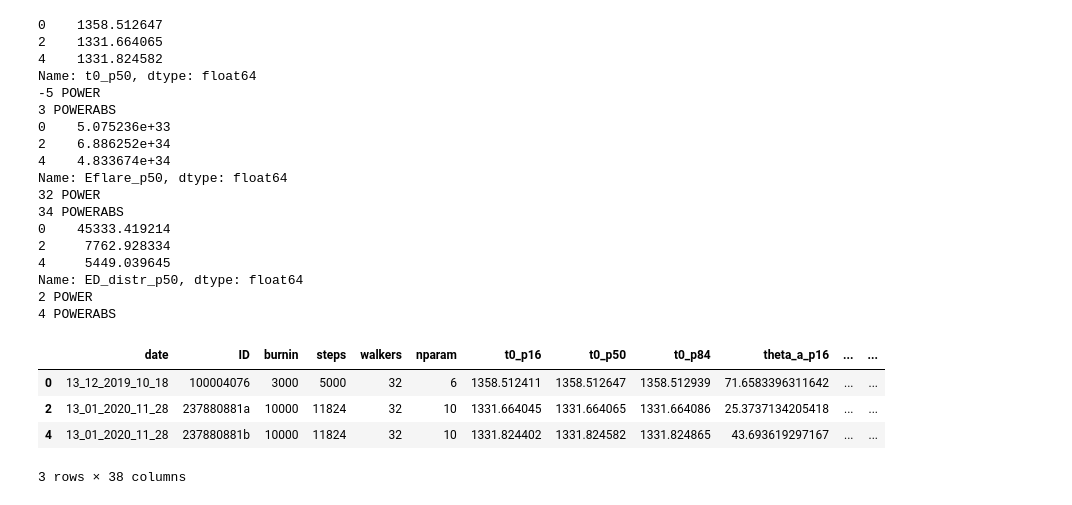
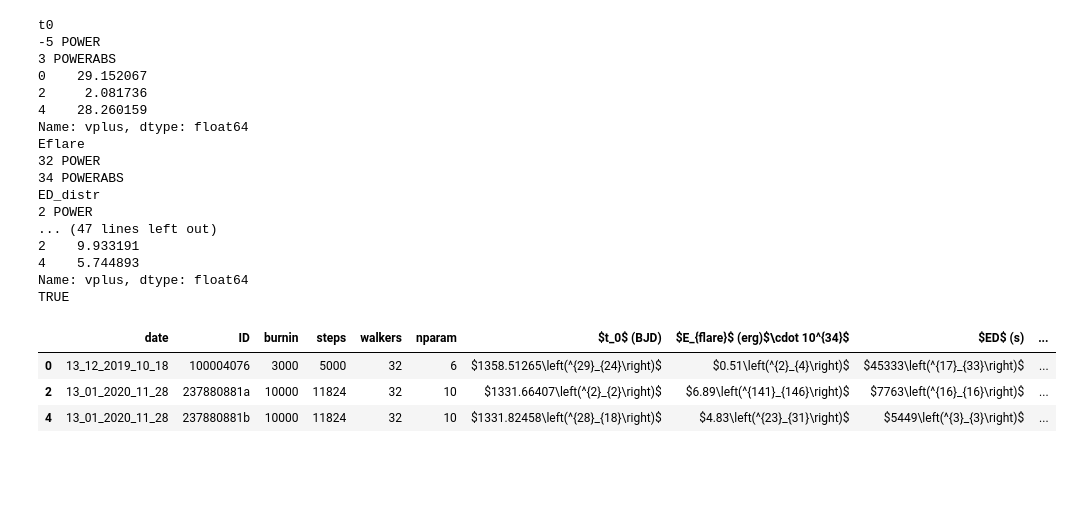
Before and after one commit to ekaterinailin/MalachiteMountains, a Jupyter notebook: analysis/notebooks/zz_Latexify_Table_MCMC_output.ipynb, the cells around one changed output. Cells and saved outputs as stored; diff of their text form; code cells hidden in the pictures; blank space fills up the shorter version.

```diff
--- a/analysis/notebooks/zz_Latexify_Table_MCMC_output.ipynb
+++ b/analysis/notebooks/zz_Latexify_Table_MCMC_output.ipynb
@@ -13,60 +22,77 @@ df = df.loc[[0,2,4]]
 # %%
 def add_val_with_percentiles(df, val, out):
+
     suff = ["_p16","_p50","_p84"]
     for s in suff:
         df[val+s] = df[val+s].apply(lambda x: float(x))
 
     df["vplus"] = df.apply(lambda x: x[val+suff[2]]-x[val+suff[1]], axis=1)
     df["vminus"] = df.apply(lambda x: x[val+suff[1]]-x[val+suff[0]], axis=1)
-    print(df[val+suff[1]])
-    #vminus = df[val+suff[2]]-df[val+suff[1]]
-    #df[r"$t_0$"] = df.apply(lambda x: fr"${x.t0_p50}(^{float(x.t0_p84)-float(x.t0_p50)}_{float(x.t0_p50)-float(x.t0_p16)})$", axis=1)
-    power = int(np.round(np.log10(float(np.min(df.vplus)))))
+    power = int(np.round(np.log10(np.abs(float(np.min(df.vplus))))))
     print(power, "POWER")
-    powerabs = int(np.round(np.log10(float(np.min( df[val+suff[1]])))))
+    powerabs = int(np.round(np.log10(np.abs(float(np.min( df[val+suff[1]]))))))
     print(powerabs, "POWERABS")
     if abs(powerabs) > 5:
         out = out + f"$\cdot 10^{powerabs}"
         out = out.replace("^","^{")
         out = out + "}$"
         df.vminus = df.vminus/(10**(power))
         df.vplus = df.vplus/(10**(power))
         df[val+suff[1]] = df[val+suff[1]]/(10**powerabs)
 
-        df[out] = df.apply(lambda x: f"{x[val+suff[1]]:.{powerabs-power}f}(^{x.vplus:.0f}_{x.vminus:.0f})", axis=1)
-        df[out] = df[out].apply(lambda x: x.replace("^","^{").replace("_","}_{").replace(")","})"))
+        df[out] = df.apply(lambda x: f"${x[val+suff[1]]:.{powerabs-power}f}\left(^{x.vplus:.0f}_{x.vminus:.0f}\right)$", axis=1)
+        df[out] = df[out].apply(lambda x: x.replace("^","^{").replace("_","}_{").replace("\right)","}\right)"))
     else:
-        df[out] = df.apply(lambda x: f"{x[val+suff[1]]:.{abs(powerabs-power)}f}(^{x.vplus/(10**power):.0f}_{x.vminus/(10**power):.0f})", axis=1)
-        df[out] = df[out].apply(lambda x: x.replace("^","^{").replace("_","}_{").replace(")","})"))
+        print(df.vplus/(10**power))
+        if (df.vplus/(10**power)<1).any():
+            power -= 1
+            print("TRUE")
+        if powerabs - power < 0:
+            raise ValueError("uncertainty larger than 50th percentile")
+        if power < 0: r = abs(power)
+        elif power >= 0: r = 0
+        df[out] = df.apply(lambda x: f"${x[val+suff[1]]:.{r}f}\left(^{x.vplus/(10**power):.0f}_{x.vminus/(10**power):.0f}\right)$", axis=1)
+        df[out] = df[out].apply(lambda x: x.replace("^","^{").replace("_","}_{").replace("\right)","}\right)"))
+
+
+    del df['vminus'], df['vplus']
+    for s in suff:
+        del df[val+s]
     return df
 
 valout = [("t0", "$t_0$ (BJD)"),
-          ("Eflare","$E_{flare}$ (erg)"),
-          ("ED_distr", "$ED$ (s)")]
+          ("Eflare","$E_{f}$ (erg)"),
+          ("ED_distr", "$ED$ (s)"),
+          ("radius", "$\omega/2$ (deg)"),
+          ("phi0","$\phi_0$ (deg)"),
+          ("a","$a$"),
+          ("i","$i$ (deg)"),
+          ("fwhm", "FWHM (d)"),
+          ("theta_a", "$\theta_f$ (deg)")]
+cp = df.copy(deep=True)
 for val, out in valout:
-    df = add_val_with_percentiles(df, val, out)
-df
+    print(val)
+    cp = add_val_with_percentiles(df, val, out)
+cp
 # %% [output]
-0    1358.512647
-2    1331.664065
-4    1331.824582
-Name: t0_p50, dtype: float64
+t0
 -5 POWER
 3 POWERABS
-0    5.075236e+33
-2    6.886252e+34
-4    4.833674e+34
-Name: Eflare_p50, dtype: float64
+0    29.152067
+2     2.081736
+4    28.260159
+Name: vplus, dtype: float64
+Eflare
 32 POWER
 34 POWERABS
-0    45333.419214
-2     7762.928334
-4     5449.039645
-Name: ED_distr_p50, dtype: float64
+ED_distr
 2 POWER
-4 POWERABS
+... (47 lines left out)
+2    9.933191
+4    5.744893
+Name: vplus, dtype: float64
+TRUE
-|  | date | ID | burnin | steps | walkers | nparam | t0_p16 | t0_p50 | t0_p84 | theta_a_p16 | ... | ... |
-| 0 | 13_12_2019_10_18 | 100004076 | 3000 | 5000 | 32 | 6 | 1358.512411 | 1358.512647 | 1358.512939 | 71.6583396311642 | ... | ... |
-| 2 | 13_01_2020_11_28 | 237880881a | 10000 | 11824 | 32 | 10 | 1331.664045 | 1331.664065 | 1331.664086 | 25.3737134205418 | ... | ... |
-| 4 | 13_01_2020_11_28 | 237880881b | 10000 | 11824 | 32 | 10 | 1331.824402 | 1331.824582 | 1331.824865 | 43.693619297167 | ... | ... |
+|  | date | ID | burnin | steps | walkers | nparam | $t_0$ (BJD) | $E_{flare}$ (erg)$\cdot 10^{34}$ | $ED$ (s) | ... |
+| 0 | 13_12_2019_10_18 | 100004076 | 3000 | 5000 | 32 | 6 | $1358.51265\left(^{29}_{24}\right)$ | $0.51\left(^{2}_{4}\right)$ | $45333\left(^{17}_{33}\right)$ | ... |
+| 2 | 13_01_2020_11_28 | 237880881a | 10000 | 11824 | 32 | 10 | $1331.66407\left(^{2}_{2}\right)$ | $6.89\left(^{141}_{146}\right)$ | $7763\left(^{16}_{16}\right)$ | ... |
+| 4 | 13_01_2020_11_28 | 237880881b | 10000 | 11824 | 32 | 10 | $1331.82458\left(^{28}_{18}\right)$ | $4.83\left(^{23}_{31}\right)$ | $5449\left(^{3}_{3}\right)$ | ... |
-3 rows × 38 columns
```
Also changed, not shown: parts of 7 cells of this notebook, 22 other files.
